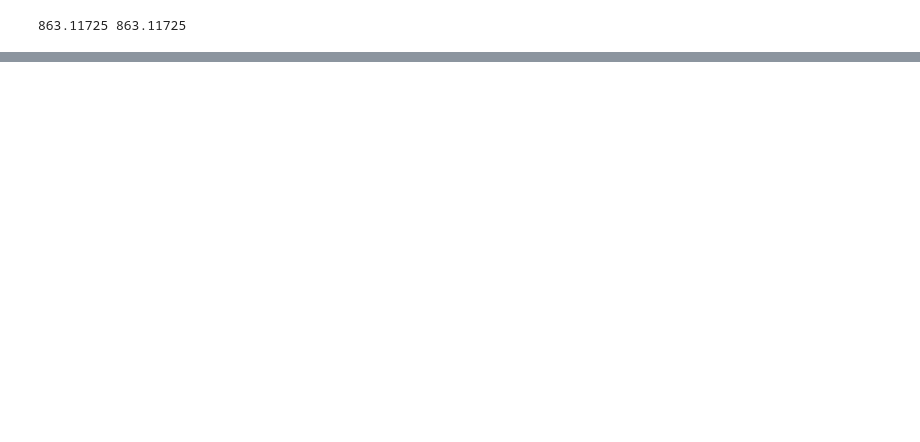
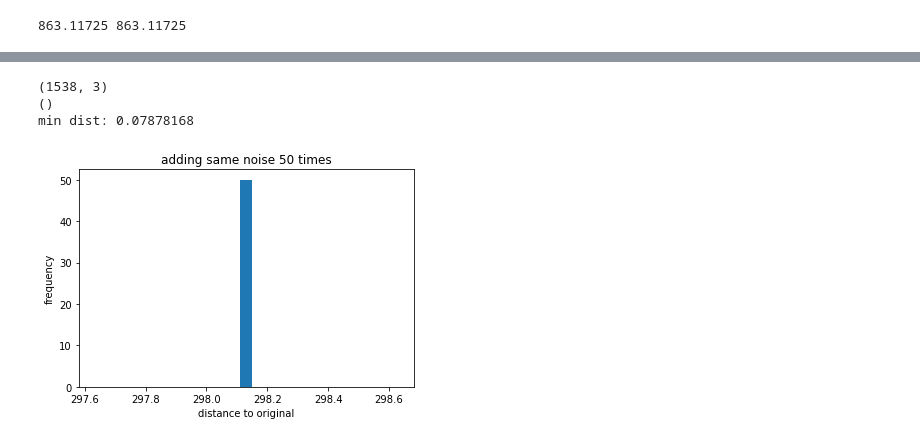
Before and after one commit to Mystiking/AppliedDifferentialGeometry, a Jupyter notebook: Distance measure for Currents.ipynb, the cells around one changed output, grey strips where cells are left out. Cells and saved outputs as stored; diff of their text form; code cells hidden in the pictures; blank space fills up the shorter version.

Commit message:
added tests on some shapes

```diff
--- a/Distance measure for Currents.ipynb
+++ b/Distance measure for Currents.ipynb
@@ -119,0 +127,34 @@ print(scalar_dist(jnp.float32(1),V_s,F_s),scalar_dist(jnp.float32(-1),V_s,F_s))
+# %%
+x = jnp.linspace(0, 2*jnp.pi, 50)
+y = pmm.rotate_x(distCurves, V_s, F_s, x)
+plt.title('rotation around x')
+plt.plot(x, y)
+plt.xlabel('angle')
+plt.ylabel('distance to original')
+plt.show()
+# %%
+D = jnp.vectorize(lambda x,y: x - y)
+print(V_s.shape)
+
+dists = D(V_s[:,0].reshape(-1,1), V_s[:,0].reshape(1,-1))**2 + \
+        D(V_s[:,1].reshape(-1,1), V_s[:,1].reshape(1,-1))**2 + \
+        D(V_s[:,2].reshape(-1,1), V_s[:,2].reshape(1,-1))**2
+
+min_dist = jnp.sqrt(jnp.min(dists[jnp.triu(dists, 1)>0]))
+
+print(min_dist.shape)
+print('min dist:', min_dist)
+# %% [output]
+(1538, 3)
+()
+min dist: 0.07878168
+# %%
+x = jnp.ones(50)*min_dist/2
+y = pmm.add_noise(distCurves, V_s, F_s, x)
+plt.title('adding same noise 50 times')
+plt.hist(y,bins=25)
+plt.xlabel('distance to original')
+plt.ylabel('frequency')
+plt.show()
+# %% [output]
+[figure, added]
```
Also changed, not shown: parts of 10 cells of this notebook, 1 other file.
